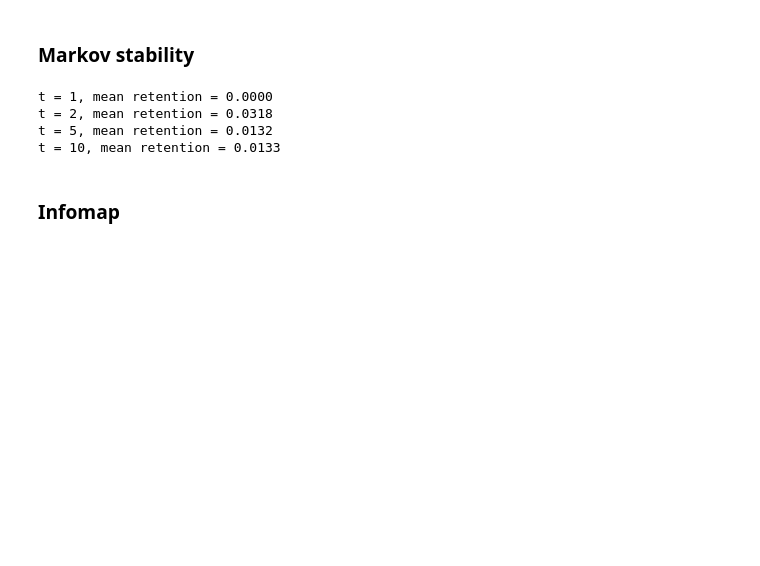
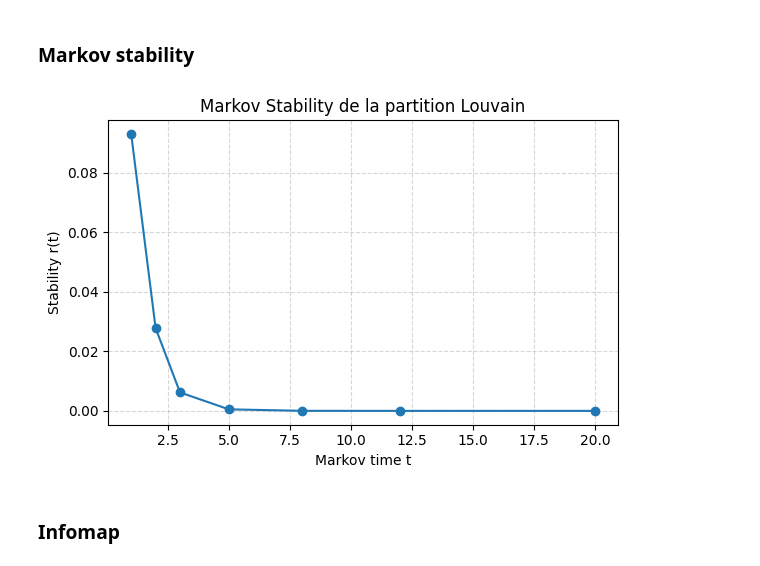
Before and after one commit to celinargy/unamur-certificat-datascience, a Jupyter notebook: SDASM101_graphmin_group2/graph-hospital/ward_hospital.ipynb, the cells around one changed output. Cells and saved outputs as stored; diff of their text form; code cells hidden in the pictures; blank space fills up the shorter version.

```diff
--- a/SDASM101_graphmin_group2/graph-hospital/ward_hospital.ipynb
+++ b/SDASM101_graphmin_group2/graph-hospital/ward_hospital.ipynb
@@ -710,17 +761,65 @@ Name: MFPT, dtype: float64
 # %% [markdown]
 ### Markov stability
 # %%
-from numpy.linalg import matrix_power
+import numpy as np
+import networkx as nx
+import matplotlib.pyplot as plt
+from collections import defaultdict
 
-times = [1, 2, 5, 10]
+# -----------------------------------------------------
+# 1) Matrice de transition T = D^{-1} A
+# -----------------------------------------------------
+A = nx.to_numpy_array(G)
+deg = A.sum(axis=1)
+T = (A.T / deg).T   # row-normalized matrix
+
+# Stationary distribution (degree-proportional)
+pi = deg / deg.sum()
+Pi = np.diag(pi)
+
+# -----------------------------------------------------
+# 2) Partition Louvain déjà calculée
+# clusters[node] = community_id
+# -----------------------------------------------------
+comms = partition
+K = max(comms.values()) + 1
+
+# Matrix H (N × K) d'appartenance
+N = len(G.nodes())
+node_index = {n:i for i,n in enumerate(G.nodes())}
+H = np.zeros((N, K))
+for n, c in comms.items():
+    H[node_index[n], c] = 1
+
+# -----------------------------------------------------
+# 3) Markov stability for different times t
+# -----------------------------------------------------
+def markov_stability(T, t, Pi, pi, H):
+    # Propagator: discrete time walk, P(t) = T^t
+    P_t = np.linalg.matrix_power(T, t)
+    M = Pi @ P_t - np.outer(pi, pi)
+    return np.trace(H.T @ M @ H)
+
+times = [1, 2, 3, 5, 8, 12, 20]
+stability_values = []
+
 for t in times:
-    Pt = matrix_power(T, t)
-    retention = np.diag(Pt)  # probabilité de revenir à soi-même
-    print(f"t = {t}, mean retention = {retention.mean():.4f}")
+    r_t = markov_stability(T, t, Pi, pi, H)
+    stability_values.append(r_t)
+
+# -----------------------------------------------------
+# 4) Plot
+# -----------------------------------------------------
+plt.figure(figsize=(6,4))
+plt.plot(times, stability_values, marker='o')
+plt.xlabel("Markov time t")
+plt.ylabel("Stability r(t)")
+plt.title("Markov Stability de la partition Louvain")
+plt.grid(True, linestyle='--', alpha=0.5)
+plt.tight_layout()
+plt.savefig("./figures/hospital_markov_stability.png", dpi=300)
+plt.show()
 # %% [output]
-t = 1, mean retention = 0.0000
-t = 2, mean retention = 0.0318
-t = 5, mean retention = 0.0132
-t = 10, mean retention = 0.0133
+[figure, added]
 # %% [markdown]
 ### Infomap
```
Also changed, not shown: parts of 11 cells of this notebook, 4 other files.
